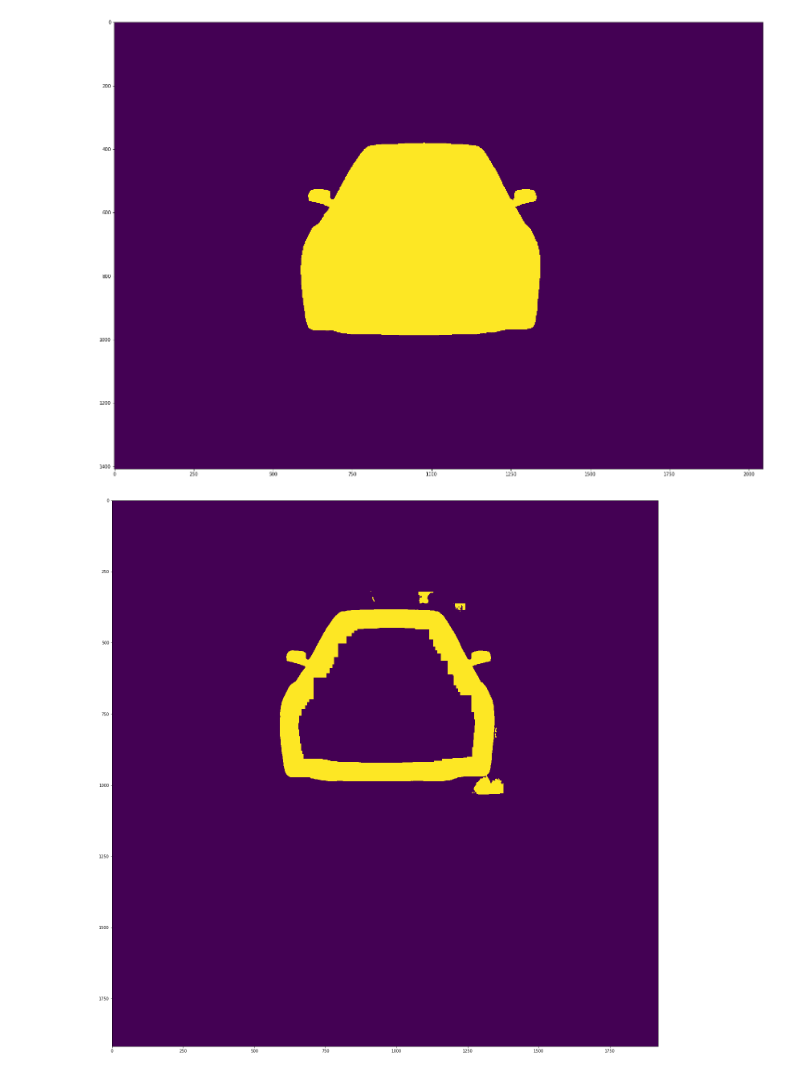
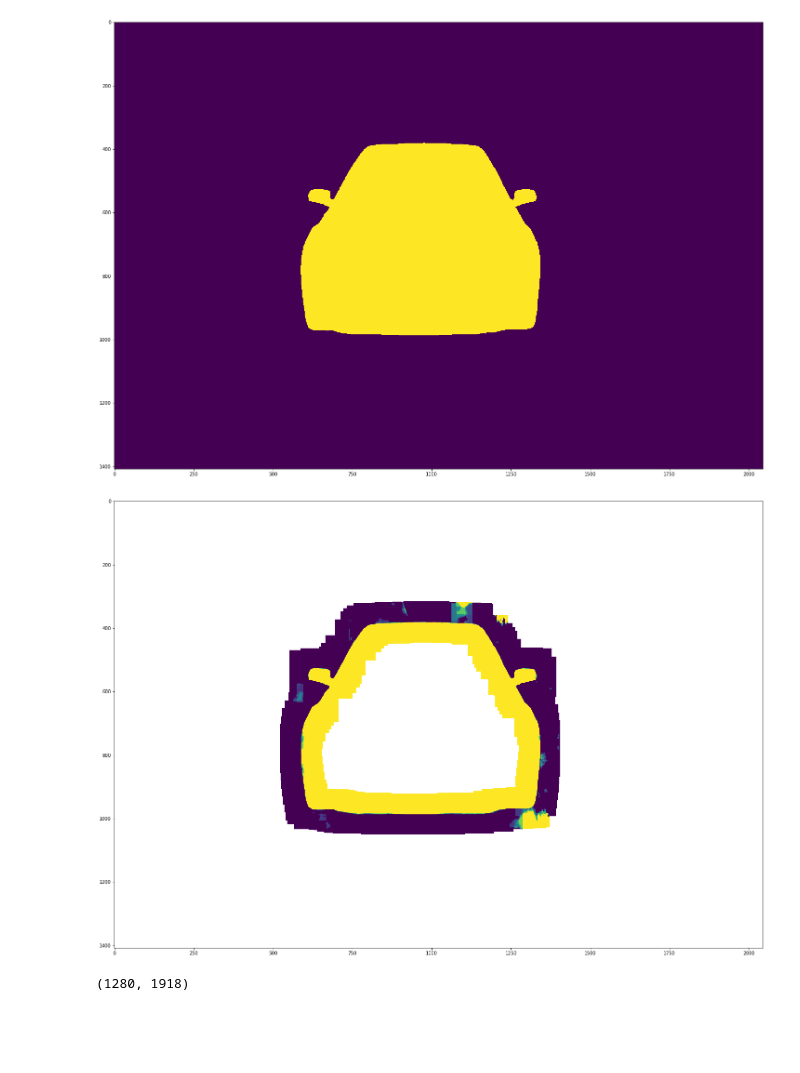
Before and after one commit to pavelgonchar/PatchesNet, a Jupyter notebook: apply_patches_to_mask.ipynb, the cells around one changed output. Drawn from its saved outputs; the diff is of its cells as text; code cells hidden in the pictures; blank space fills up the shorter version.

Commit message:
improvements, bugfixes, ensemble with original mask

```diff
--- a/apply_patches_to_mask.ipynb
+++ b/apply_patches_to_mask.ipynb
@@ -11,7 +11,7 @@ import copy
 # patch size
 N = 128
 input_size = 128
-batch_size = 2
+batch_size = 64
 threshold = 0.5
 model = get_unet_128((input_size, input_size, 3))
 model.load_weights(filepath='weights/patchesnet_unet128_noaug_sym_pad')
@@ -46,13 +46,13 @@ def run_length_encode(mask):
 
 
 with open("/data/pavel/fcn/DeepLab/unet2/submit/best_weights_skipcon_new_masks.csv") as csv:
-    for x in csv:
-        x = x.strip()
+    for string in csv:
+        string = string.strip()
 
-        if 'rle' in x:
+        if 'rle' in string:
             continue
 
-        original_image = cv2.imread('/data/pavel/carv/test_hq/%s' % x.split(',')[0])
+        original_image = cv2.imread('/data/pavel/carv/test_hq/%s' % string.split(',')[0])
         img = original_image
         img = np.pad(img, ((N // 2, N // 2), (N // 2, N // 2), (0, 0)), 'symmetric')
 
@@ -60,7 +60,7 @@ with open("/data/pavel/fcn/DeepLab/unet2/submit/best_weights_skipcon_new_masks.c
         plt.imshow(original_image)
         plt.show()
 
-        original_mask = rle_decode(x.split(',')[1], (1280, 1918))
+        original_mask = rle_decode(string.split(',')[1], (1280, 1918))
         original_mask = np.pad(original_mask, ((N // 2, N // 2), (N // 2, N // 2)), 'symmetric')
 
         plt.figure(figsize=(25, 25))
@@ -89,39 +89,44 @@ with open("/data/pavel/fcn/DeepLab/unet2/submit/best_weights_skipcon_new_masks.c
             while True:
                 for start in range(0, len(patches_img), batch_size):
                     x_batch = []
                     end = min(start + batch_size, len(patches_img))
                     test_batch = copy.deepcopy(patches_img)[start:end]
                     for im in test_batch:
                         x_batch.append(im)
                     x_batch = np.array(x_batch, np.float32) / 255
                     yield x_batch
 
         preds = model.predict_generator(generator=test_generator(),
                                     steps=np.ceil(float(len(patches_img)) / float(batch_size)))
         preds = np.squeeze(preds, axis=3)
 
-        weights = np.zeros((1918,1920), dtype=np.float32)
-        mask = np.zeros((1918,1920), dtype=np.float32)
+        weights = np.zeros(original_mask.shape, dtype=np.float32)
+        mask = np.zeros(original_mask.shape, dtype=np.float32)
 
+        original_mask_patches = np.zeros_like(original_mask)
         for pred, patch, loc in zip(preds, patches_img, patches_loc):
-            #pred = pred > threshold
-
-            #pred = np.select([pred == True, pred == False], [np.array(255, dtype=np.uint8), np.array(0, dtype=np.uint8)])
             mask[loc[0]:loc[1], loc[2]:loc[3]] += pred
             weights[loc[0]:loc[1], loc[2]:loc[3]] += 1.0
+            original_mask_patches[loc[0]:loc[1], loc[2]:loc[3]] = original_mask[loc[0]:loc[1], loc[2]:loc[3]]
 
             #break
 
+        mask = mask/weights
+        plt.figure(figsize=(25, 25))
+        plt.imshow(mask)
+        plt.show()
+        mask = (mask + original_mask_patches) / 2 > threshold
+        # unpad
+        mask = mask[N//2:-N//2, N//2:-N//2]
 
+        mask = np.select([mask == True, mask == False], [np.array(255, dtype=np.uint8), np.array(0, dtype=np.uint8)])
         plt.figure(figsize=(25, 25))
-        mask = mask/weights
-        mask = mask > threshold
-        mask = np.select([mask == True, mask == False], [np.array(255, dtype=np.uint8), np.array(0, dtype=np.uint8)])
         plt.imshow(mask)
         plt.show()
 
         break
 # %% [output]
 [figure]
 [figure]
-[figure, old version]
+[figure, new version]
+(1280, 1918)
```
Also changed, not shown: parts of 1 cell of this notebook.
